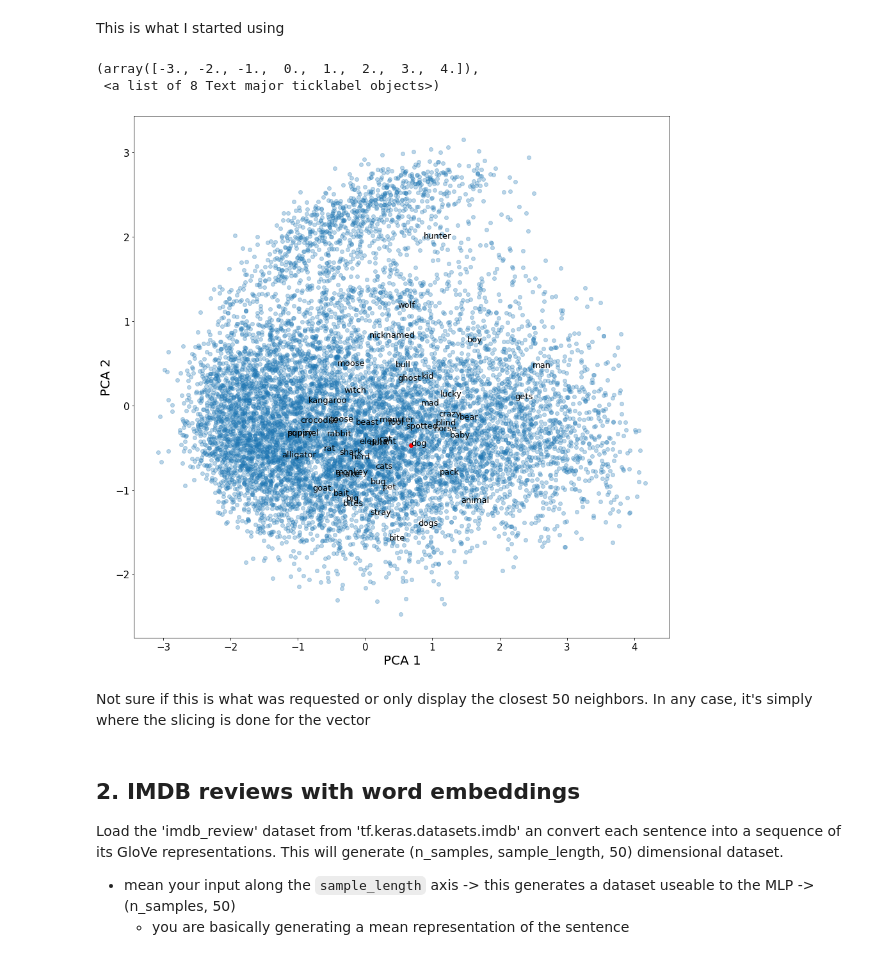
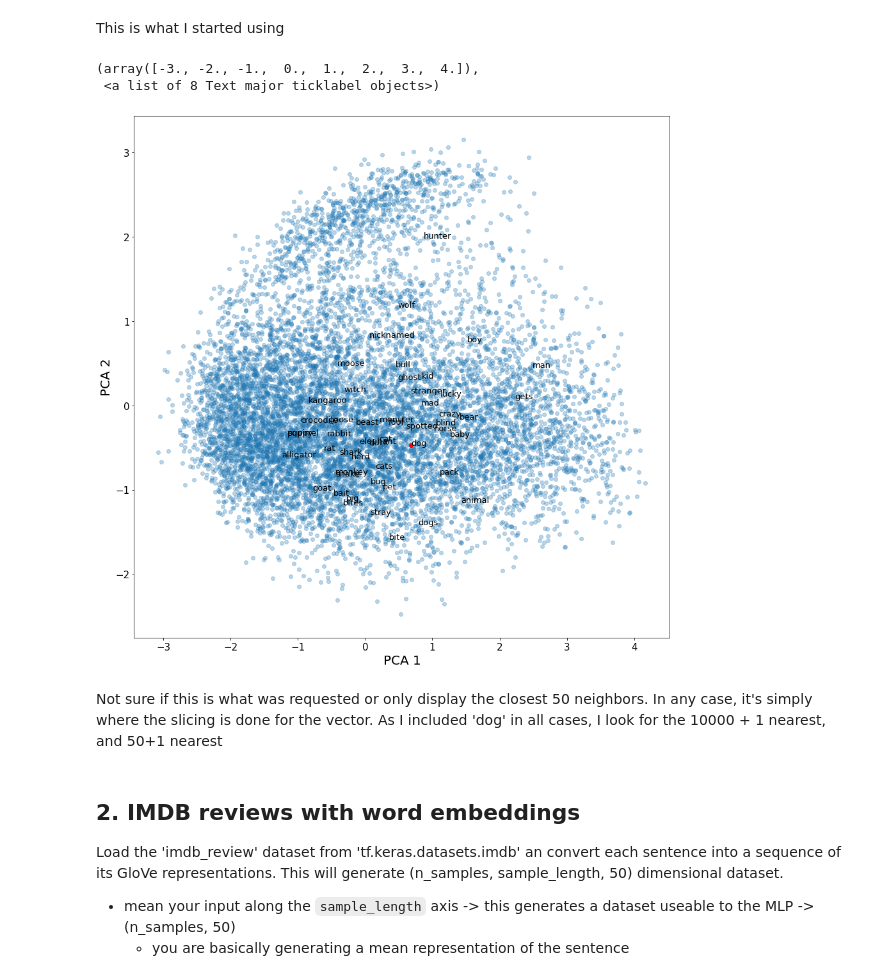
Before and after one commit to barnabasp/ML_Course, a Jupyter notebook: hw12_bporfy.ipynb, the cells around one changed output. Drawn from its saved outputs; the diff is of its cells as text; code cells hidden in the pictures.

```diff
--- a/hw12_bporfy.ipynb
+++ b/hw12_bporfy.ipynb
@@ -100,7 +88,7 @@ def closest_word(vec_of_word, k):
     names.append(words.iloc[idx].name)
   return names
 # %%
-keys=closest_word(words.loc['dog'].values, 10000) # get the 10000 closest word to dog
+keys=closest_word(words.loc['dog'].values, 10001) # get the 10000 closest word to dog
 df = words.loc[keys,:] #create a new dataframe of said words
 # %%
 #2D primary component analysis
@@ -108,19 +96,20 @@ twodim = PCA().fit_transform(df)[:,:2]
 # %%
 plt.figure(figsize=(15,15))
 plt.scatter(twodim[:,0], twodim[:,1], alpha=0.3)
 plt.scatter(twodim[0][0], twodim[0][1],c='red')
-for i in range(50):
+for i in range(51):
   plt.annotate(df.index[i], (twodim[i,0], twodim[i,1]), fontsize=13)
 plt.xlabel('PCA 1', fontsize=20)
 plt.ylabel('PCA 2', fontsize=20)
 plt.xticks(fontsize=15)
 plt.yticks(fontsize=15)
 # %% [output]
 (array([-3., -2., -1.,  0.,  1.,  2.,  3.,  4.]),
  <a list of 8 Text major ticklabel objects>)
-[figure, old version]
+[figure, new version]
 # %% [markdown]
-Not sure if this is what was requested or only display the closest 50 neighbors. In any case, it's simply where the slicing is done for the vector
+Not sure if this is what was requested or only display the closest 50 neighbors. In any case, it's simply where the slicing is done for the vector.
+As I included 'dog' in all cases, I look for the 10000 + 1 nearest, and 50+1 nearest
 # %% [markdown]
 
 ## 2. IMDB reviews with word embeddings
```
Also changed, not shown: parts of 26 cells of this notebook.
